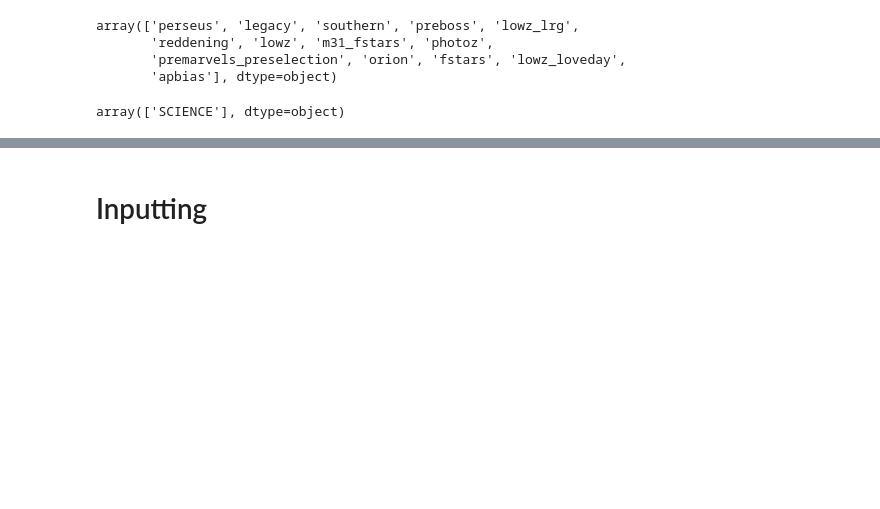
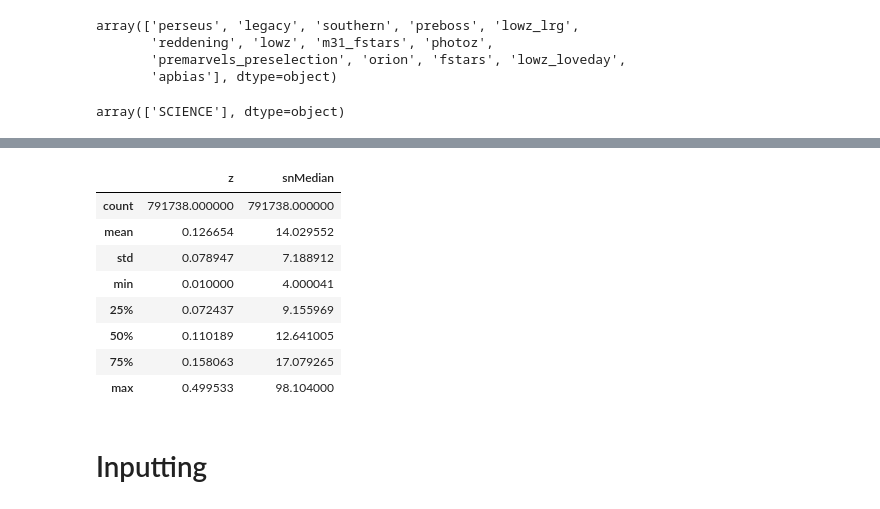
Before and after one commit to ed-ortizm/sdss, a Jupyter notebook: data_prep_illustrations/01_data_stats.ipynb, the cells around one changed output, grey strips where cells are left out. Cells and saved outputs as stored; diff of their text form; code cells hidden in the pictures; blank space fills up the shorter version.

```diff
--- a/data_prep_illustrations/01_data_stats.ipynb
+++ b/data_prep_illustrations/01_data_stats.ipynb
@@ -94,3 +113,15 @@ array(['SCIENCE'], dtype=object)
+# %%
+meta_data_df[['z', 'snMedian']].describe()
+# %% [output]
+|  | z | snMedian |
+| count | 791738.000000 | 791738.000000 |
+| mean | 0.126654 | 14.029552 |
+| std | 0.078947 | 7.188912 |
+| min | 0.010000 | 4.000041 |
+| 25% | 0.072437 | 9.155969 |
+| 50% | 0.110189 | 12.641005 |
+| 75% | 0.158063 | 17.079265 |
+| max | 0.499533 | 98.104000 |
 # %% [markdown]
 # Inputting
 # %% [markdown]
```
Also changed, not shown: parts of 3 cells of this notebook, 1 other file.
